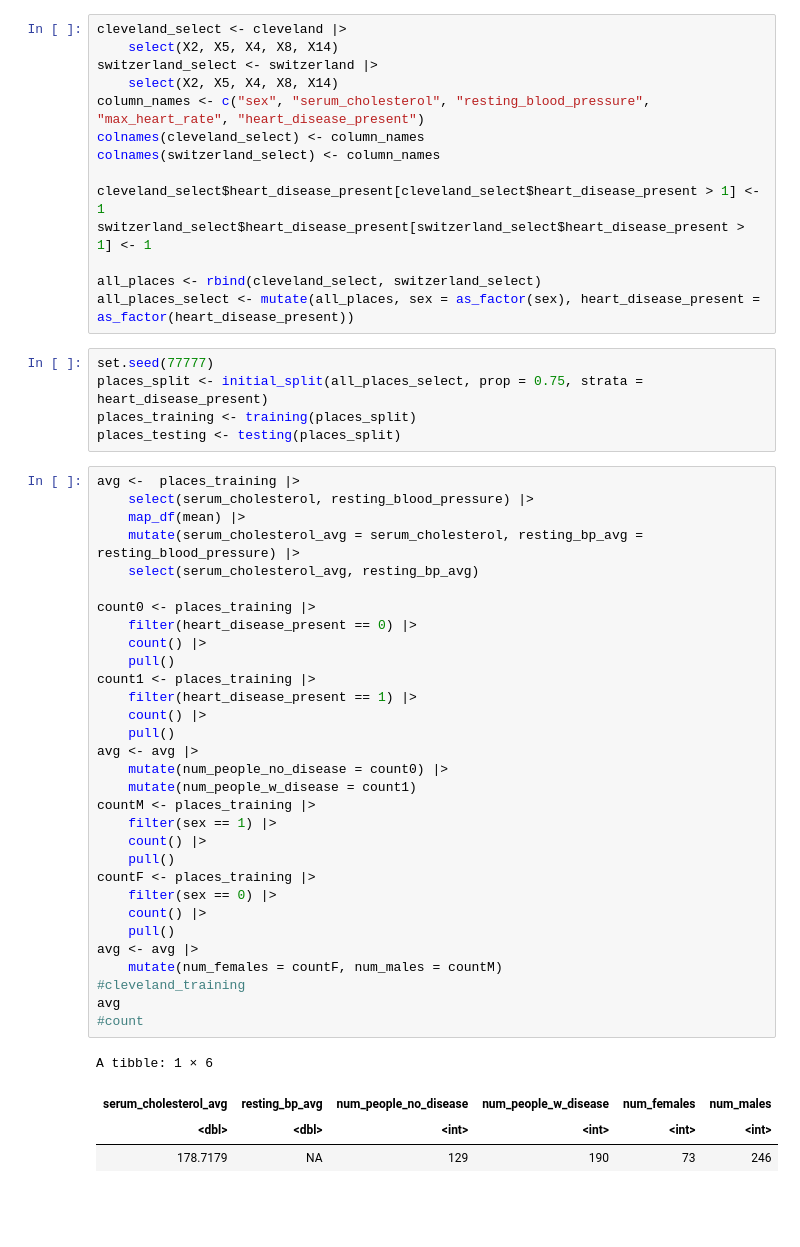
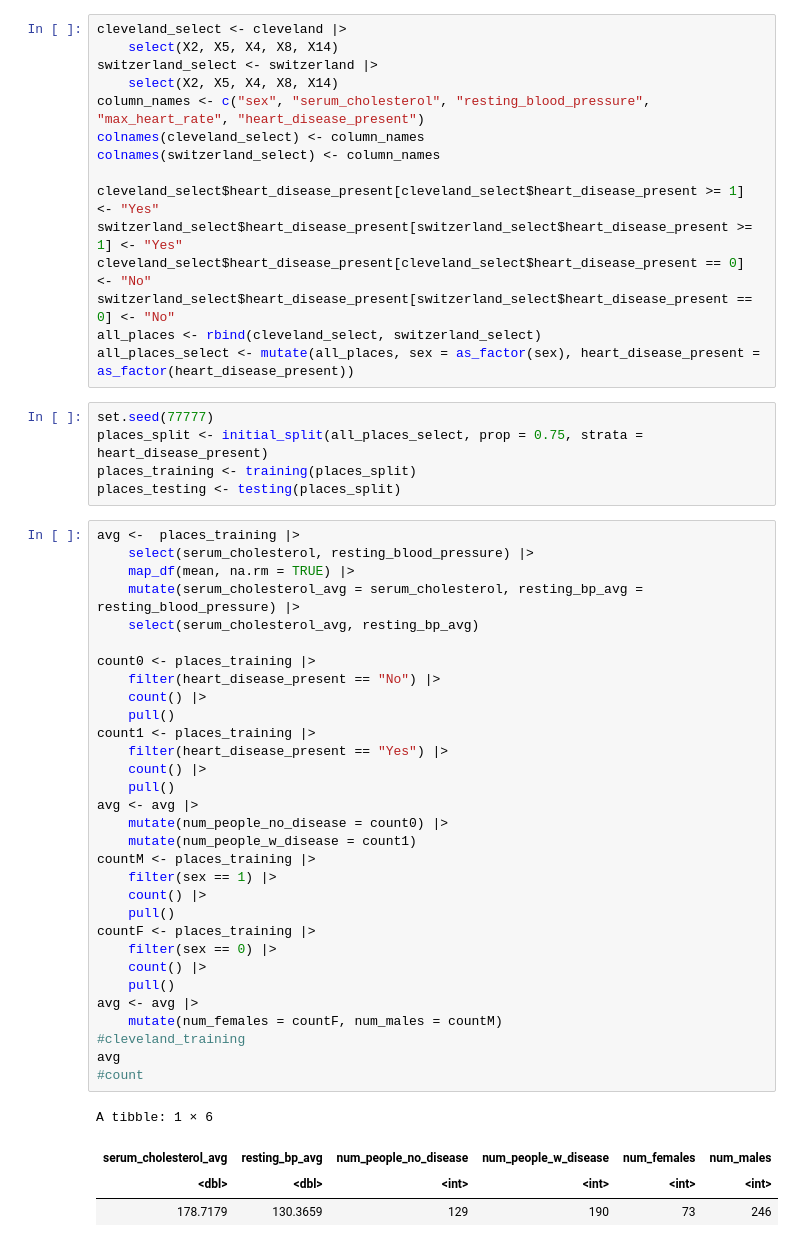
Before and after one commit to Kooriryuu/dsci-100-project-group3, a Jupyter notebook: project_proposal.ipynb, the cells around one changed output. Cells and saved outputs as stored; diff of their text form; blank space fills up the shorter version.

```diff
--- a/project_proposal.ipynb
+++ b/project_proposal.ipynb
@@ -33,9 +33,10 @@ column_names <- c("sex", "serum_cholesterol", "resting_blood_pressure", "max_hea
 colnames(cleveland_select) <- column_names
 colnames(switzerland_select) <- column_names
 
-cleveland_select$heart_disease_present[cleveland_select$heart_disease_present > 1] <- 1
-switzerland_select$heart_disease_present[switzerland_select$heart_disease_present > 1] <- 1
-
+cleveland_select$heart_disease_present[cleveland_select$heart_disease_present >= 1] <- "Yes"
+switzerland_select$heart_disease_present[switzerland_select$heart_disease_present >= 1] <- "Yes"
+cleveland_select$heart_disease_present[cleveland_select$heart_disease_present == 0] <- "No"
+switzerland_select$heart_disease_present[switzerland_select$heart_disease_present == 0] <- "No"
 all_places <- rbind(cleveland_select, switzerland_select)
 all_places_select <- mutate(all_places, sex = as_factor(sex), heart_disease_present = as_factor(heart_disease_present))
 # %%
@@ -46,36 +47,36 @@ places_testing <- testing(places_split)
 # %%
 avg <-  places_training |>
     select(serum_cholesterol, resting_blood_pressure) |>
-    map_df(mean) |>
+    map_df(mean, na.rm = TRUE) |>
     mutate(serum_cholesterol_avg = serum_cholesterol, resting_bp_avg = resting_blood_pressure) |>
     select(serum_cholesterol_avg, resting_bp_avg)
 
 count0 <- places_training |>
-    filter(heart_disease_present == 0) |>
+    filter(heart_disease_present == "No") |>
     count() |>
     pull()
 count1 <- places_training |>
-    filter(heart_disease_present == 1) |>
+    filter(heart_disease_present == "Yes") |>
     count() |>
     pull()
 avg <- avg |>
     mutate(num_people_no_disease = count0) |>
     mutate(num_people_w_disease = count1)
 countM <- places_training |>
     filter(sex == 1) |>
     count() |>
     pull()
 countF <- places_training |>
     filter(sex == 0) |>
     count() |>
     pull()
 avg <- avg |>
     mutate(num_females = countF, num_males = countM)
 #cleveland_training
 avg
 #count
 # %% [output]
 A tibble: 1 × 6
 | serum_cholesterol_avg | resting_bp_avg | num_people_no_disease | num_people_w_disease | num_females | num_males |
 | <dbl> | <dbl> | <int> | <int> | <int> | <int> |
-| 178.7179 | NA | 129 | 190 | 73 | 246 |
+| 178.7179 | 130.3659 | 129 | 190 | 73 | 246 |
```
Also changed, not shown: parts of 2 cells of this notebook.
